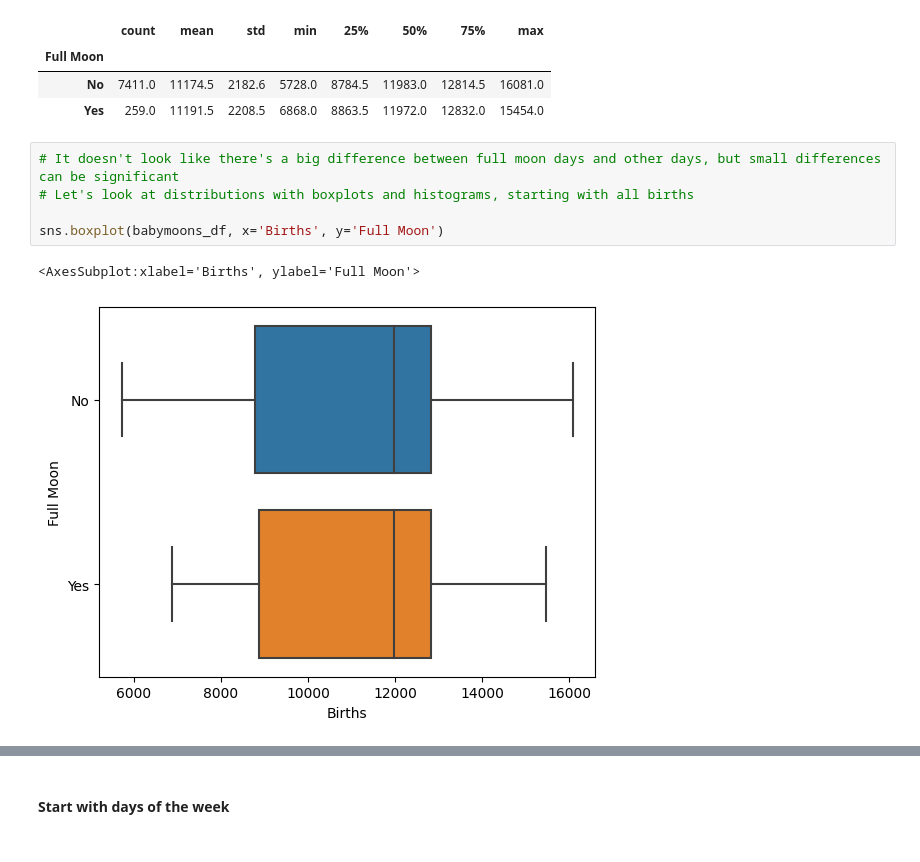
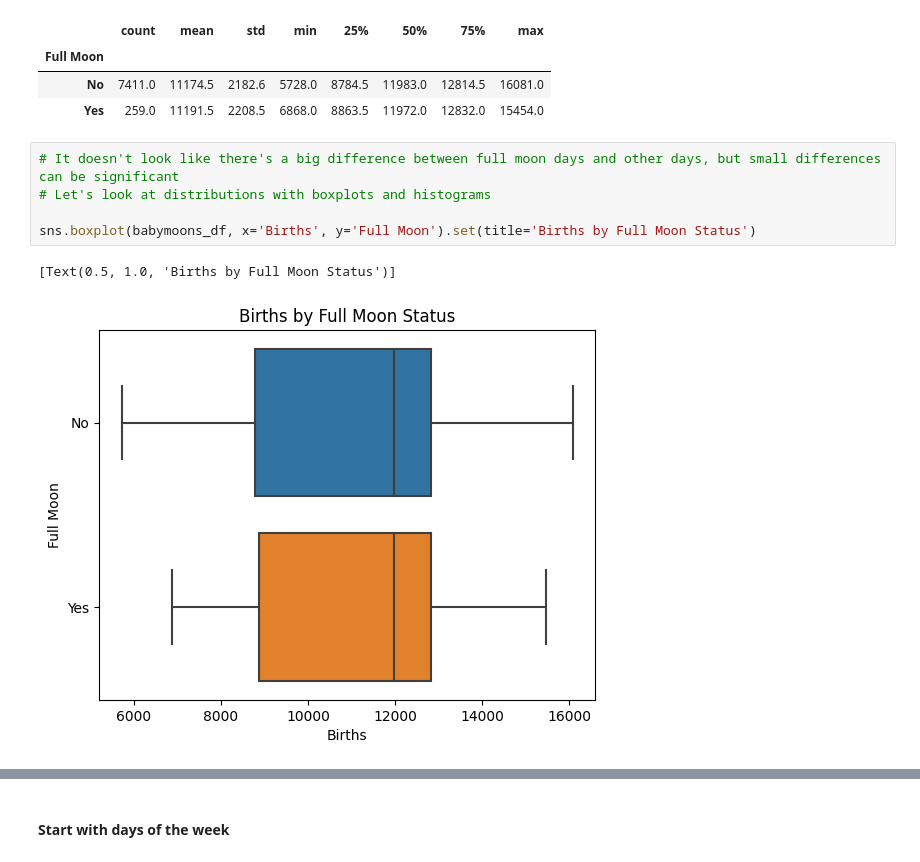
Before and after one commit to alisonkhill/babymoon, a Jupyter notebook: main.ipynb, the cells around one changed output, grey strips where cells are left out. Drawn from its saved outputs; the diff is of its cells as text.

```diff
--- a/main.ipynb
+++ b/main.ipynb
@@ -284,10 +284,10 @@ babymoons_df.groupby('Full Moon')['Births'].describe().round(1)
 | Yes | 259.0 | 11191.5 | 2208.5 | 6868.0 | 8863.5 | 11972.0 | 12832.0 | 15454.0 |
 # %%
 # It doesn't look like there's a big difference between full moon days and other days, but small differences can be significant
-# Let's look at distributions with boxplots and histograms, starting with all births
+# Let's look at distributions with boxplots and histograms
 
-sns.boxplot(babymoons_df, x='Births', y='Full Moon')
+sns.boxplot(babymoons_df, x='Births', y='Full Moon').set(title='Births by Full Moon Status')
 # %% [output]
-<AxesSubplot:xlabel='Births', ylabel='Full Moon'>
+[Text(0.5, 1.0, 'Births by Full Moon Status')]
-[figure, old version]
+[figure, new version]
 # %%
```
Also changed, not shown: parts of 15 cells of this notebook.
